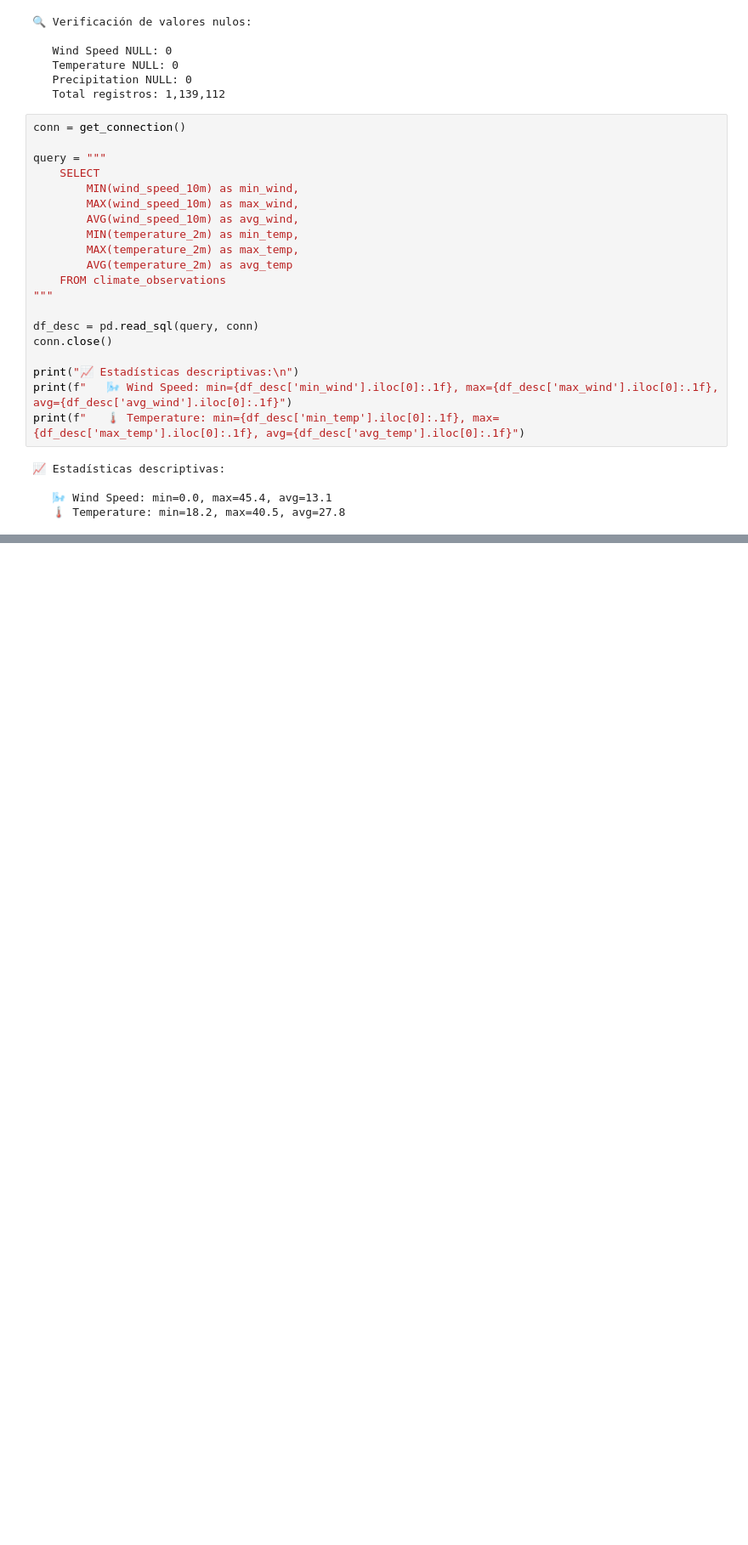
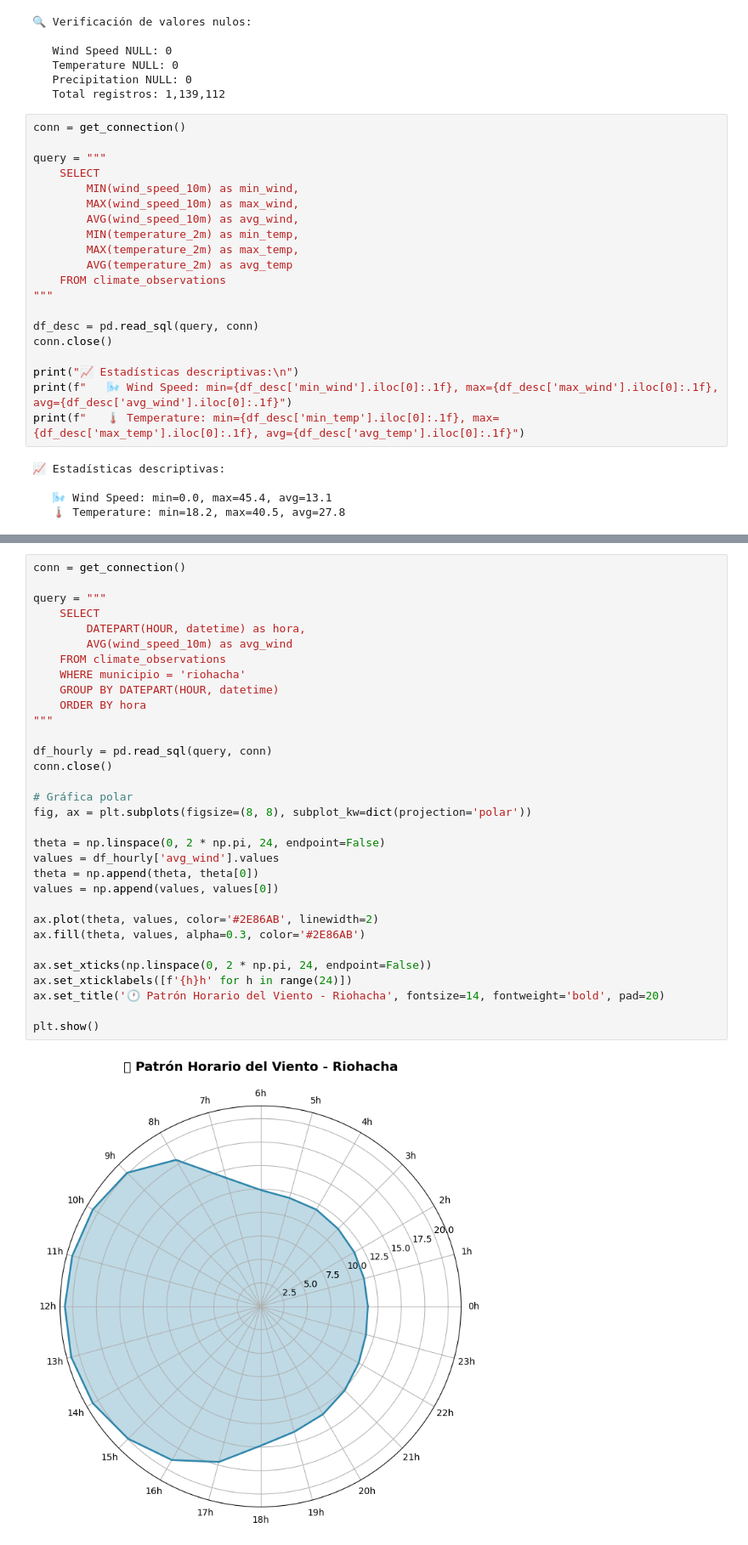
Before and after one commit to ealeongomez/GuajiraClimateAgents, a Jupyter notebook: notebooks/08_checkDB.ipynb, the cells around one changed output, grey strips where cells are left out. Shown at 85% size. Cells and saved outputs as stored; diff of their text form; blank space fills up the shorter version.

```diff
--- a/notebooks/08_checkDB.ipynb
+++ b/notebooks/08_checkDB.ipynb
@@ -197,0 +306,34 @@ print(f"   🌡️ Temperature: min={df_desc['min_temp'].iloc[0]:.1f}, max={df_d
+# %%
+conn = get_connection()
+
+query = """
+    SELECT
+        DATEPART(HOUR, datetime) as hora,
+        AVG(wind_speed_10m) as avg_wind
+    FROM climate_observations
+    WHERE municipio = 'riohacha'
+    GROUP BY DATEPART(HOUR, datetime)
+    ORDER BY hora
+"""
+
+df_hourly = pd.read_sql(query, conn)
+conn.close()
+
+# Gráfica polar
+fig, ax = plt.subplots(figsize=(8, 8), subplot_kw=dict(projection='polar'))
+
+theta = np.linspace(0, 2 * np.pi, 24, endpoint=False)
+values = df_hourly['avg_wind'].values
+theta = np.append(theta, theta[0])
+values = np.append(values, values[0])
+
+ax.plot(theta, values, color='#2E86AB', linewidth=2)
+ax.fill(theta, values, alpha=0.3, color='#2E86AB')
+
+ax.set_xticks(np.linspace(0, 2 * np.pi, 24, endpoint=False))
+ax.set_xticklabels([f'{h}h' for h in range(24)])
+ax.set_title('🕐 Patrón Horario del Viento - Riohacha', fontsize=14, fontweight='bold', pad=20)
+
+plt.show()
+# %% [output]
+[figure, added]
```
Also changed, not shown: parts of 5 cells of this notebook.
